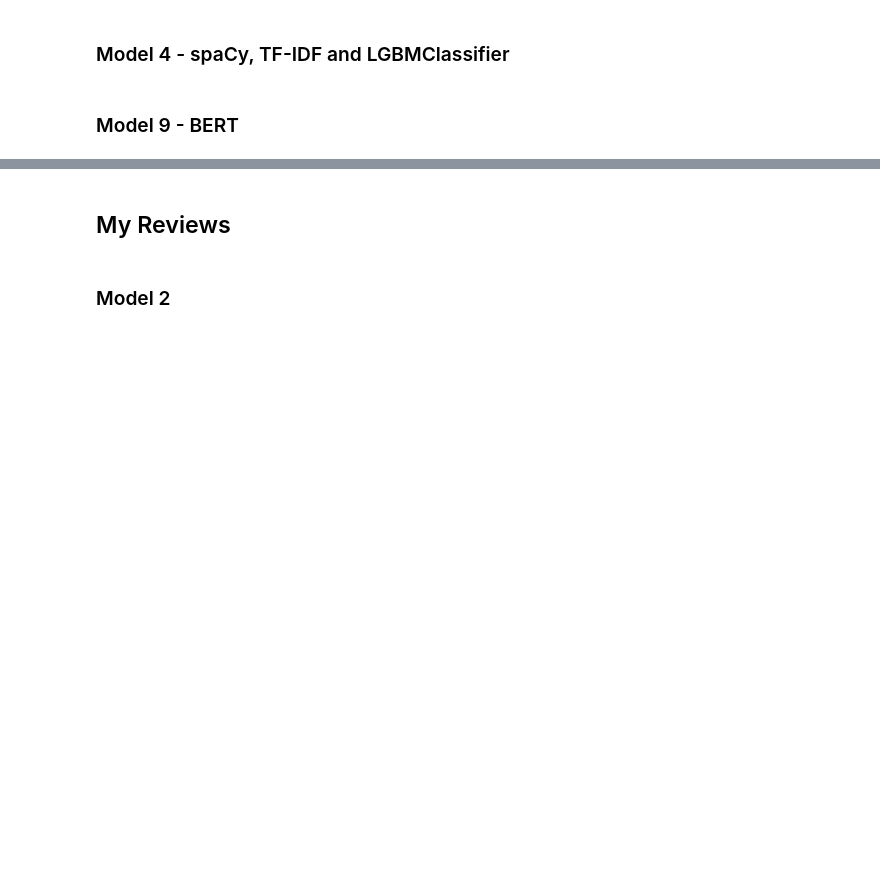
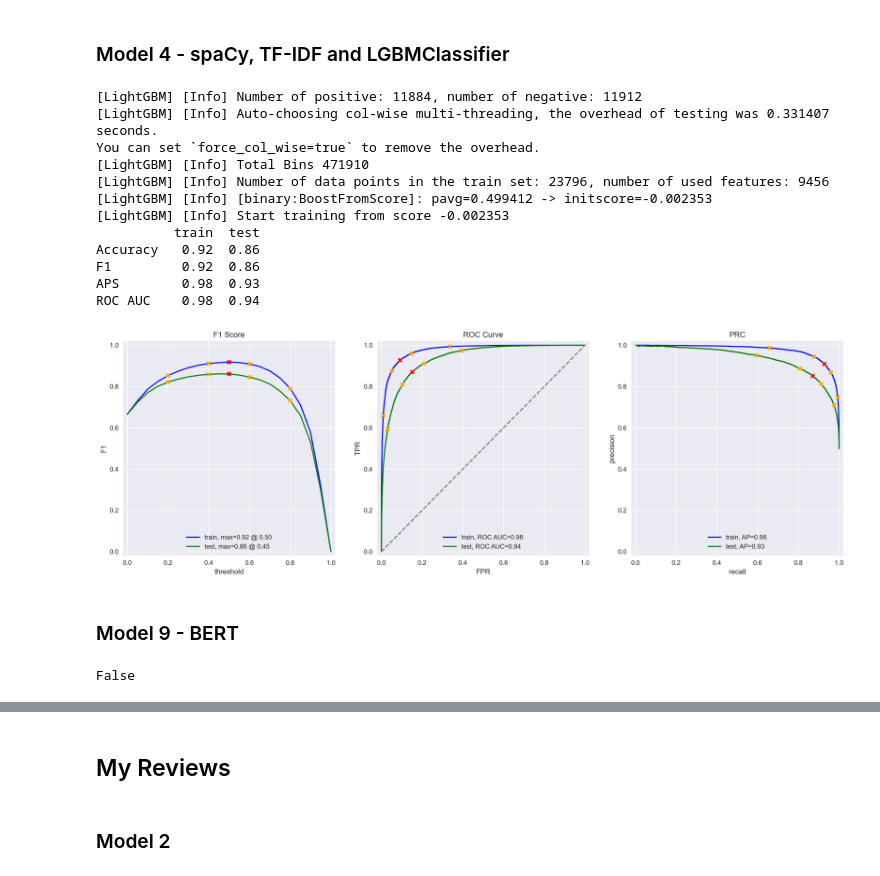
Before and after one commit to jestercruz/TripleTen-Projects, a Jupyter notebook: Sprint 14/junky_union.ipynb, the cells around one changed output, grey strips where cells are left out. Saved outputs shown, nothing was run; the diff lists cells and outputs as text; code cells hidden in the pictures; blank space fills up the shorter version.

Commit message:
Worked on sprint 14. Trouble with pytorch and cuda

```diff
--- a/Sprint 14/junky_union.ipynb
+++ b/Sprint 14/junky_union.ipynb
@@ -532,2 +630,23 @@ from lightgbm import LGBMClassifier
+# %%
+# Create and train an LGBMClassifier model
+lgbm_model = LGBMClassifier(random_state=12345, n_jobs=-1)
+lgbm_model.fit(train_features_3, train_target)
+
+# Evaluate the model
+evaluate_model(lgbm_model, train_features_3, train_target, test_features_3, test_target)
+# %% [output]
+[LightGBM] [Info] Number of positive: 11884, number of negative: 11912
+[LightGBM] [Info] Auto-choosing col-wise multi-threading, the overhead of testing was 0.331407 seconds.
+You can set `force_col_wise=true` to remove the overhead.
+[LightGBM] [Info] Total Bins 471910
+[LightGBM] [Info] Number of data points in the train set: 23796, number of used features: 9456
+[LightGBM] [Info] [binary:BoostFromScore]: pavg=0.499412 -> initscore=-0.002353
+[LightGBM] [Info] Start training from score -0.002353
+          train  test
+Accuracy   0.92  0.86
+F1         0.92  0.86
+APS        0.98  0.93
+ROC AUC    0.98  0.94
+[figure, added]
 # %% [markdown]
 ###  Model 9 - BERT
@@ -572,6 +700,11 @@ def BERT_text_to_embeddings(texts, max_length=512, batch_size=100, force_device=
         embeddings.append(batch_embeddings[0][:,0,:].detach().cpu().numpy())
 
     return np.concatenate(embeddings)
+# %%
+import torch
+print(torch.cuda.is_available())
+# %% [output]
+False
 # %%
 # Attention! Running BERT for thousands of texts may take long run on CPU, at least several hours
 train_features_9 = BERT_text_to_embeddings(df_reviews_train['review_norm'], force_device='cuda')
```
Also changed, not shown: parts of 34 cells of this notebook.
